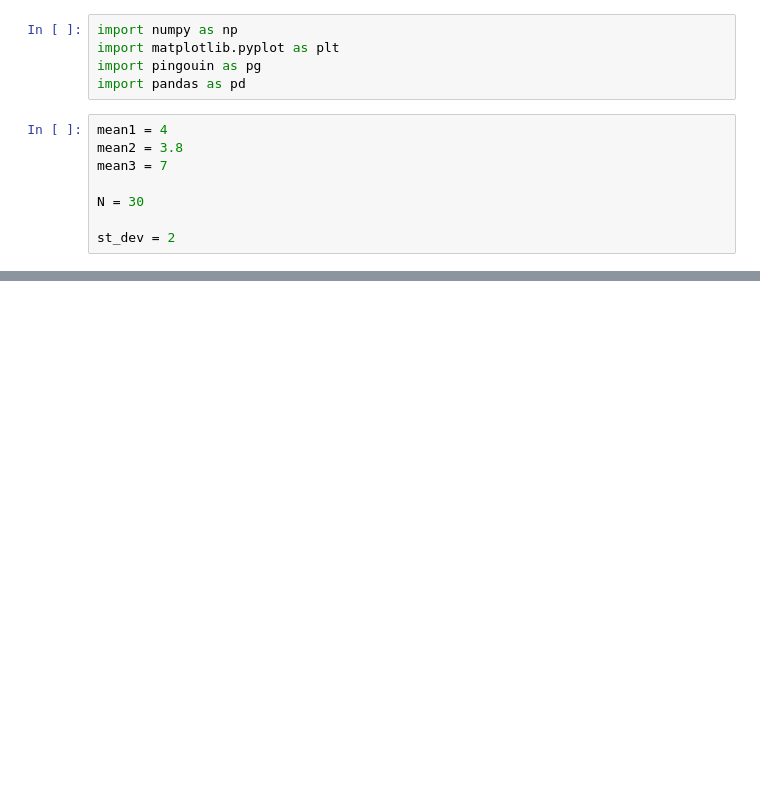
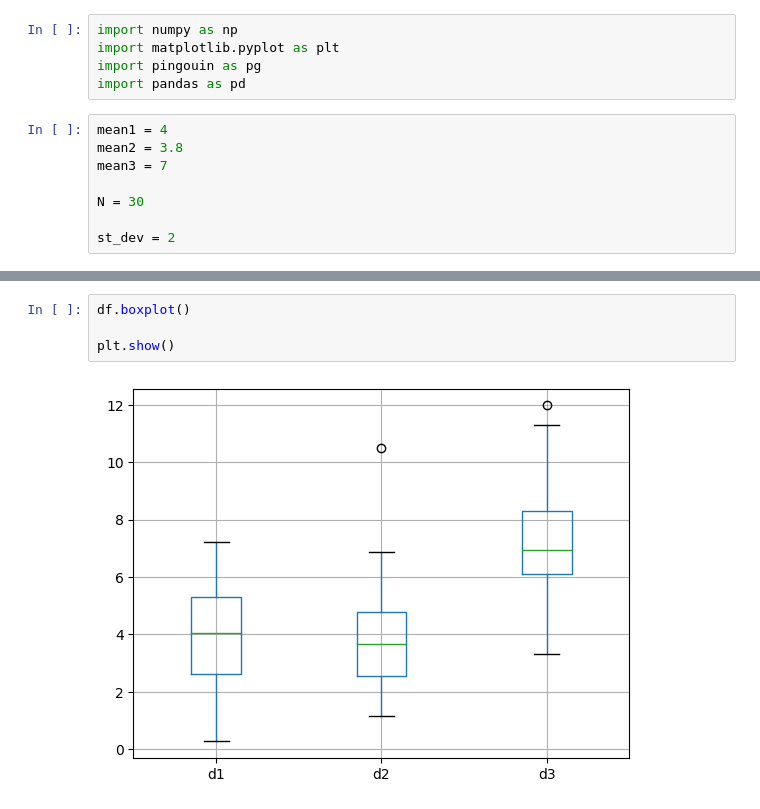
Before and after one commit to philBram/statistics_ml, a Jupyter notebook: 9_ANOVA/one_way_repeated_measures_ANOVA.ipynb, the cells around one changed output, grey strips where cells are left out. Cells and saved outputs as stored; diff of their text form; blank space fills up the shorter version.

```diff
--- a/9_ANOVA/one_way_repeated_measures_ANOVA.ipynb
+++ b/9_ANOVA/one_way_repeated_measures_ANOVA.ipynb
@@ -30,0 +37,6 @@ df.head(5)
+# %%
+df.boxplot()
+
+plt.show()
+# %% [output]
+[figure, added]
```
Also changed, not shown: parts of 8 cells of this notebook.
